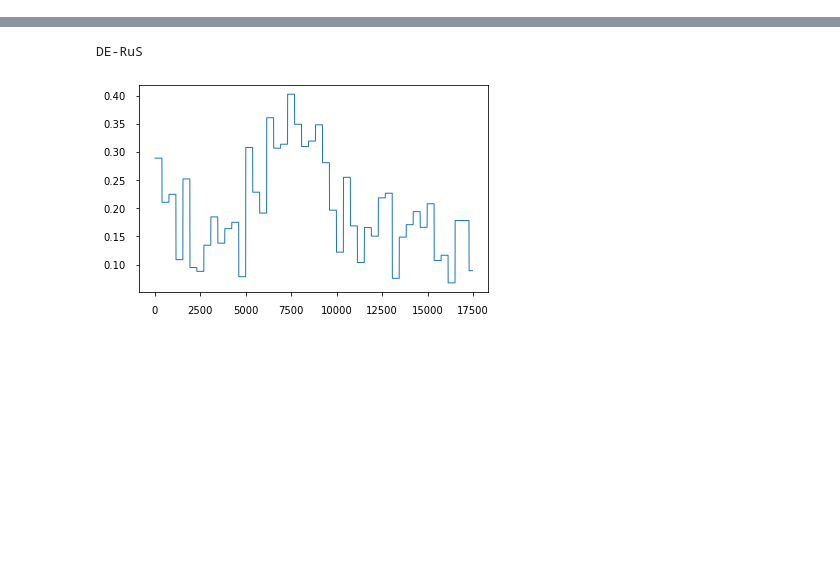
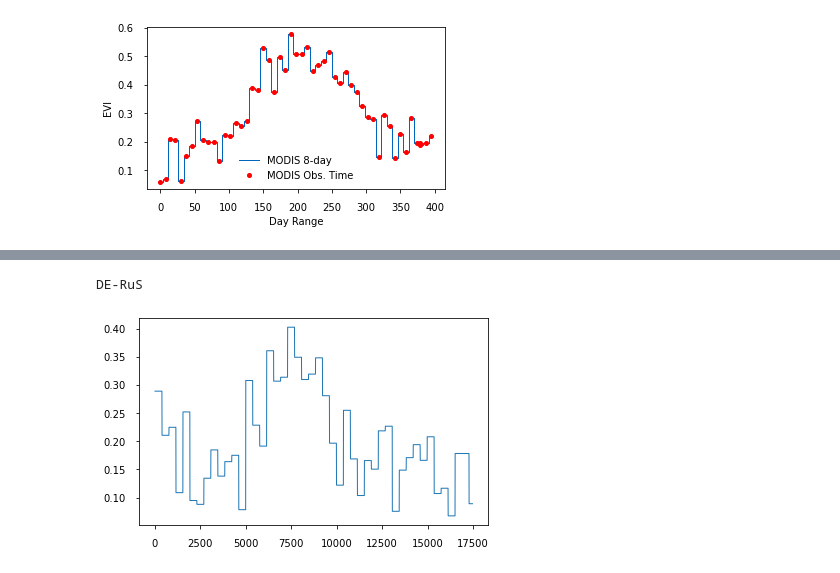
Before and after one commit to tglauch/pyVPRM, a Jupyter notebook: analysis_scripts/fit_VPRM_params.ipynb, the cells around one changed output, grey strips where cells are left out. Saved outputs shown, nothing was run; the diff lists cells and outputs as text; code cells hidden in the pictures; blank space fills up the shorter version.

```diff
--- a/analysis_scripts/fit_VPRM_params.ipynb
+++ b/analysis_scripts/fit_VPRM_params.ipynb
@@ -164 +206,21 @@ all_data = np.concatenate(all_data)
+# %%
+fig, ax = newfig(0.8)
+ax.plot(vprm_inst.sat_imgs.sat_img['time'], vprm_inst.sat_imgs.sat_img['evi'],
+        drawstyle='steps-mid', color=colors[0], label='MODIS 8-day')
+ax.plot(vprm_inst.sat_imgs.sat_img['time'], vprm_inst.sat_imgs.sat_img['evi'],
+        drawstyle='steps-mid', color='red', marker='o', linestyle='',
+        ms=4, label='MODIS Obs. Time')
+# vprm_inst.lowess(keys = ['evi', 'lswi'],
+#                  times='daily', frac=0.2, it=3)
+# ax.plot(vprm_inst.sat_imgs.sat_img['time_gap_filled'], vprm_inst.sat_imgs.sat_img['evi'],
+#         drawstyle='steps-mid',color=colors[5],
+#         label='Lowess')
+ax.set_xlabel('Day Range')
+ax.set_ylabel('EVI')
+ax.legend(loc='best', frameon=False)
+fig.savefig('/home/b/b309233/plot_for_presentation/lowess.png', dpi=300,
+            bbox_inches='tight')
+fig.show()
+# %% [output]
+[figure, added]
 # %%
```
Also changed, not shown: parts of 5 cells of this notebook, 3 other files.
